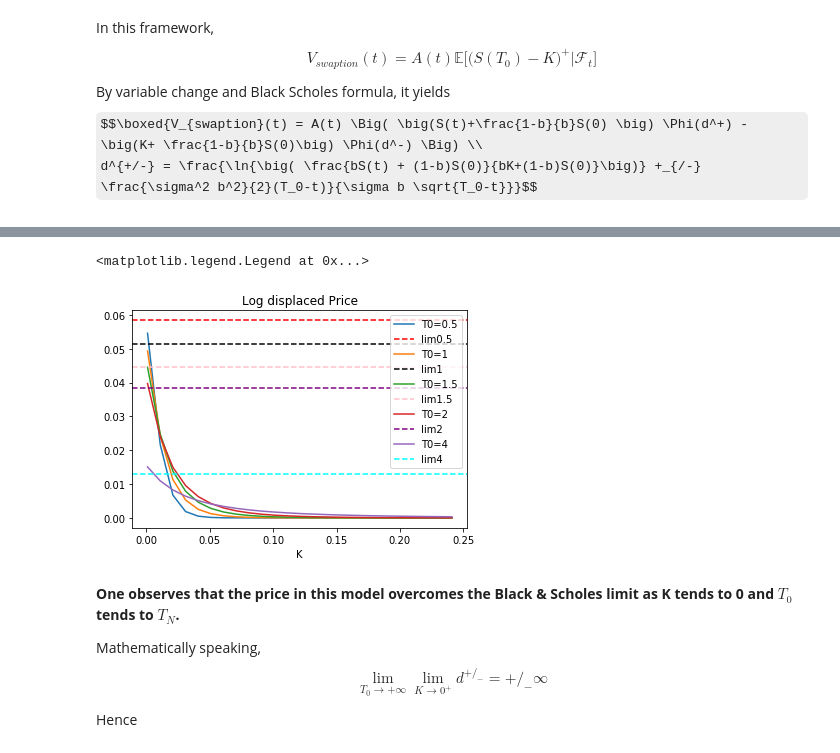
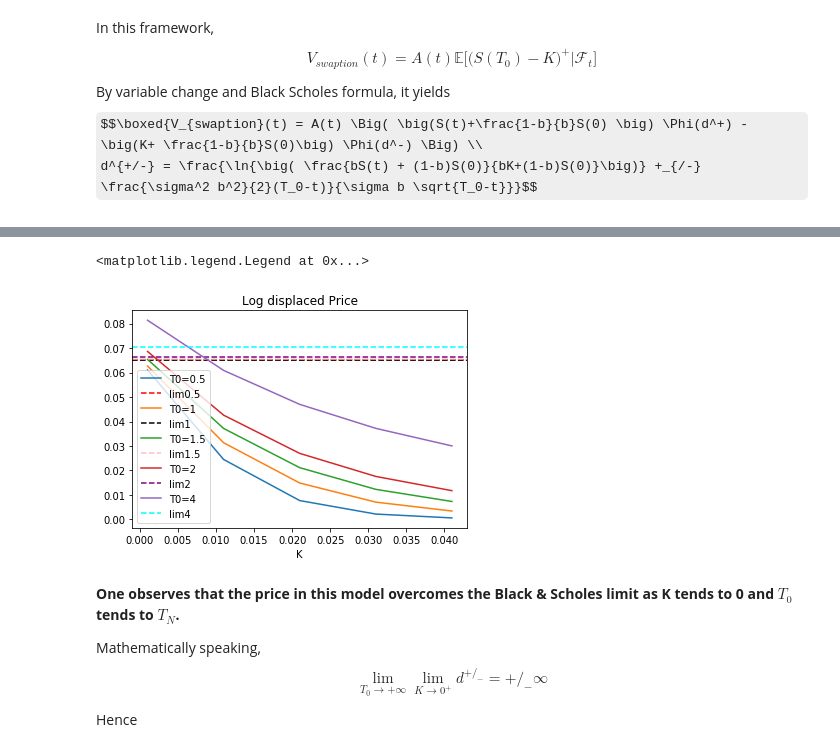
Before and after one commit to AlexisHoussard/Stage-Awalee-2021, a Jupyter notebook: Model v.1.5.ipynb, the cells around one changed output, grey strips where cells are left out. Cells and saved outputs as stored; diff of their text form; code cells hidden in the pictures; some formulas as TeX source.

Commit message:
Modification of the Euler simulation and BS price functions

```diff
--- a/Model v.1.5.ipynb
+++ b/Model v.1.5.ipynb
@@ -836,13 +947,13 @@ for k in strikes:
 # %%
 T0 = 1
 strikes = np.arange(0.4,2.6,0.2)
-tenor = np.arange(T0,5.5,0.5)
+tenor = np.arange(T0,T0+5.5,0.5)
 bonds = [np.exp(-r*m) for m in tenor]
 sim = simul(lmbda,a,b,chi,T0,N,M)
 skew2 = []
 for k in strikes:
-    Price_95 = swaption_MC(M,sim,0.95*ATM,chi,bonds,tenor)
-    Price_105 = swaption_MC(M,sim,1.05*ATM,chi,bonds,tenor)
+    Price_95 = swaption_MC(M,sim,0.95*k,chi,bonds,tenor)
+    Price_105 = swaption_MC(M,sim,1.05*k,chi,bonds,tenor)
     slope = (bissectrice(10,Price_105, bonds, 1.05*k, tenor) - bissectrice(10,Price_95, bonds, 0.95*k, tenor))/(0.1*k)
     skew2.append(slope)
 # %%
@@ -893,13 +1004,13 @@ def log_displaced(sigma,b,K,maturities,bonds):
     d = (np.log(S0/(b*K+(1-b)*S0)) + 0.5*sigma**2 * b**2 * T)/(sigma*b*np.sqrt(T))
     return A0*S0/b * stats.norm.cdf(d) - A0*(K+(1-b)/b *S0) * stats.norm.cdf(d - sigma*b*np.sqrt(T))
 
-strikes = np.arange(0.008,0.25,0.01)
-T0s = np.arange(0.5,5,0.5)
+strikes = np.arange(0.01,0.25,0.01)
+T0s = np.arange(0.5,5.5,0.5)
 IV = np.zeros((T0s.size,strikes.size))
 i,j= 0,0
 for t in T0s:
-    maturities = np.arange(t,10.5,0.5)
-    bonds = ZC[int(t*2):21]
+    maturities = np.arange(t,t+5.5,0.5)
+    bonds = ZC[int(t*2):int(2*t)+11]
     for k in strikes:
         Price = log_displaced(sigma,b,k,maturities,bonds)
         #print(t,k,A0_obs(maturities,bonds)*S0_obs(maturities,bonds)-Price)
@@ -916,11 +1027,12 @@ plot3D(X,Y,IV,-50)
 #Plot of the log displaced price for sigma
 k = 0.01
 vol = np.arange(0.001,10,0.001)
-maturities = np.arange(1,5.5,0.5)
-bonds = ZC[2:11]
+maturities = np.arange(1,6.5,0.5)
+bonds = ZC[2:13]
 S0 = S(0,0,0,maturities,bonds,1,chi)
 A0 = A(0,0,0,maturities,bonds,1,chi)
 print("lim_0=",A0*max(S0-k,0),"lim_infty=",A0*S0/b)
 log_displaced_price = [log_displaced(v/b,b,k,maturities,bonds) for v in vol]
 plt.plot(vol,log_displaced_price)
+plt.show()
 # %% [output]
@@ -930,11 +1041,11 @@ lim_0= 0.013016443657306316 lim_infty= 0.10258464706859627
 # %%
 #print the values of (T0,K) for which the log displaced price of the swaption is above the BS limit
 strikes = np.arange(0.01,0.3,0.01)
-T0s = np.arange(0.5,10,0.5)
+T0s = np.arange(0.5,5.5,0.5)
 
 for t in T0s:
-    maturities = np.arange(t,10.5,0.5)
-    bonds = ZC[int(t*2):21]
+    maturities = np.arange(t,t+5.5,0.5)
+    bonds = ZC[int(t*2):int(2*t)+11]
     S0 = S(0,0,0,maturities,bonds,1,chi)
     A0 = A(0,0,0,maturities,bonds,1,chi)
 
@@ -961,25 +1058,25 @@ for t in T0s:
 # %%
 #Plot du prix log displaced en fonction de T0 et K et limite BS
 
-strikes = np.arange(0.001,0.25,0.01)
+strikes = np.arange(0.001,0.05,0.01)
 T0s = [0.5,1,1.5,2,4]
 colors=['r','black','pink','purple','cyan']
 i=0
 for t in T0s:
-    maturities = np.arange(t,5.5,0.5)
-    bonds = ZC[int(2*t):11]
+    maturities = np.arange(t,t+5.5,0.5)
+    bonds = ZC[int(2*t):int(2*t)+11]
     limit = A(0,0,0,maturities,bonds,1,chi)*S(0,0,0,maturities,bonds,1,chi)
     log_disp_prices_K = [log_displaced(sigma,b,k,maturities,bonds) for k in strikes]
     plt.plot(strikes,log_disp_prices_K,label="T0="+str(t))
     plt.axhline(y=limit, color=colors[i] ,linestyle='--',label="lim" + str(t))
     i +=1
 
 plt.xlabel("K")
 plt.title("Log displaced Price")
 plt.legend()
 # %% [output]
 <matplotlib.legend.Legend at 0x...>
-[figure, old version]
+[figure, new version]
 # %% [markdown]
 **One observes that the price in this model overcomes the Black & Scholes limit as K tends to 0 and $T_0$ tends to $T_N$.**
 
```
Also changed, not shown: parts of 62 cells of this notebook.
